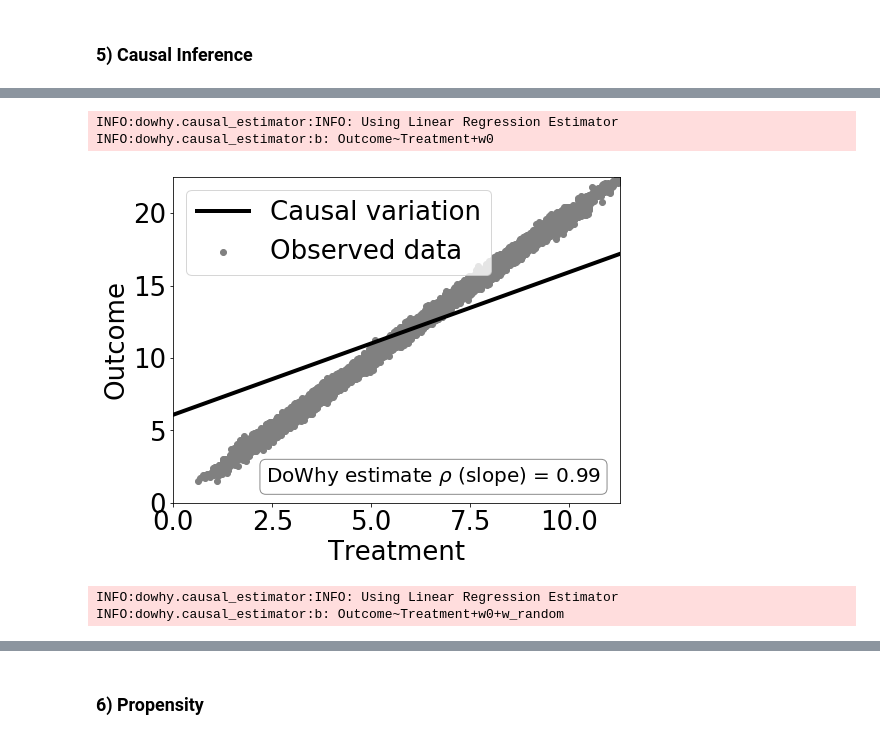
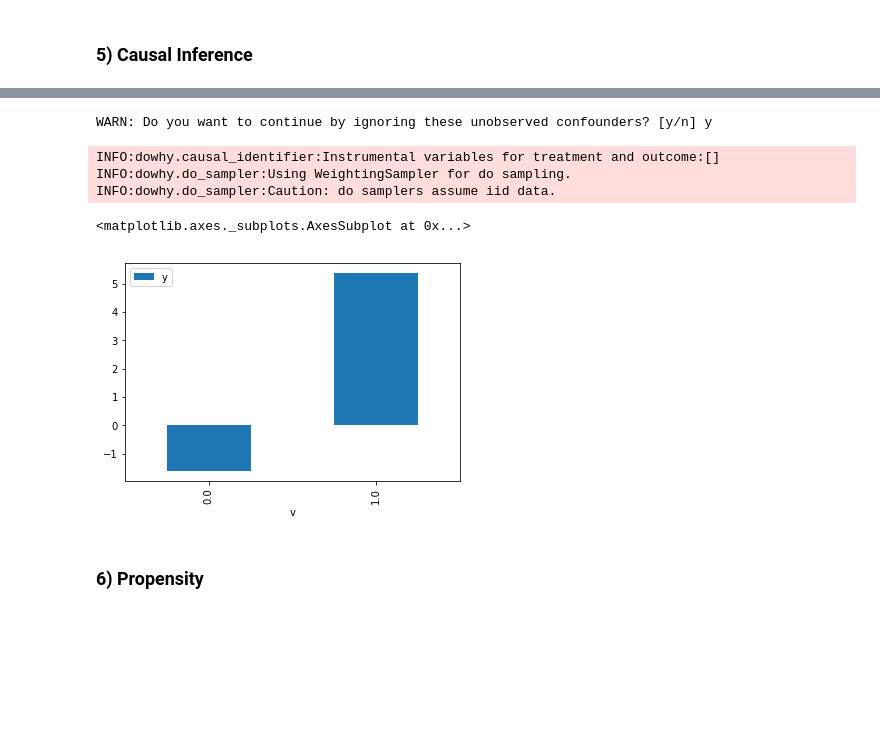
Before and after one commit to geoffreylink/Projects, a Jupyter notebook: 05 Statistical Methods/10 Common Use Cases for Business Analytics.ipynb, the cells around one changed output, grey strips where cells are left out. Cells and saved outputs as stored; diff of their text form; code cells hidden in the pictures; blank space fills up the shorter version.

```diff
--- a/05 Statistical Methods/10 Common Use Cases for Business Analytics.ipynb
+++ b/05 Statistical Methods/10 Common Use Cases for Business Analytics.ipynb
@@ -841,16 +104,19 @@ INFO:dowhy.causal_identifier:Instrumental variables for treatment and outcome:[]
-# %%
-import dowhy.plotter
-
-estimate = model.estimate_effect(identified_estimand,
-        method_name="backdoor.linear_regression")
-# Plot Slope of line between treamtent and outcome =causal effect
-dowhy.plotter.plot_causal_effect(estimate, df[data_dict["treatment_name"]], df[data_dict["outcome_name"]])
-# %% [output]
-INFO:dowhy.causal_estimator:INFO: Using Linear Regression Estimator
-INFO:dowhy.causal_estimator:b: Outcome~Treatment+w0
-[figure, removed]
-# %%
-res_random=model.refute_estimate(identified_estimand, estimate, method_name="random_common_cause")
-# %% [output]
-INFO:dowhy.causal_estimator:INFO: Using Linear Regression Estimator
-INFO:dowhy.causal_estimator:b: Outcome~Treatment+w0+w_random
+# %%
+import dowhy.api
+import dowhy.datasets
+
+data = dowhy.datasets.linear_dataset(
+                                     beta                = 5   ,
+                                     num_common_causes   = 1   ,
+                                     num_instruments     = 0   ,
+                                     num_samples         = 10  ,
+                                     treatment_is_binary = True
+                                    )
+
+data['df'].causal.do(
+                     x              = 'v'                            ,
+                     variable_types = {'v': 'b', 'y': 'c', 'X0': 'c'},
+                     outcome        = 'y'                            ,
+                     common_causes  = ['X0']
+                    ).groupby('v').mean().plot(y='y', kind='bar')
+# %% [output]
@@ -857,2 +127,8 @@ INFO:dowhy.causal_estimator:b: Outcome~Treatment+w0+w_random
+WARN: Do you want to continue by ignoring these unobserved confounders? [y/n] y
+INFO:dowhy.causal_identifier:Instrumental variables for treatment and outcome:[]
+INFO:dowhy.do_sampler:Using WeightingSampler for do sampling.
+INFO:dowhy.do_sampler:Caution: do samplers assume iid data.
+<matplotlib.axes._subplots.AxesSubplot at 0x...>
+[figure, added]
 # %% [markdown]
 ### 6) Propensity
```
Also changed, not shown: parts of 112 cells of this notebook.
